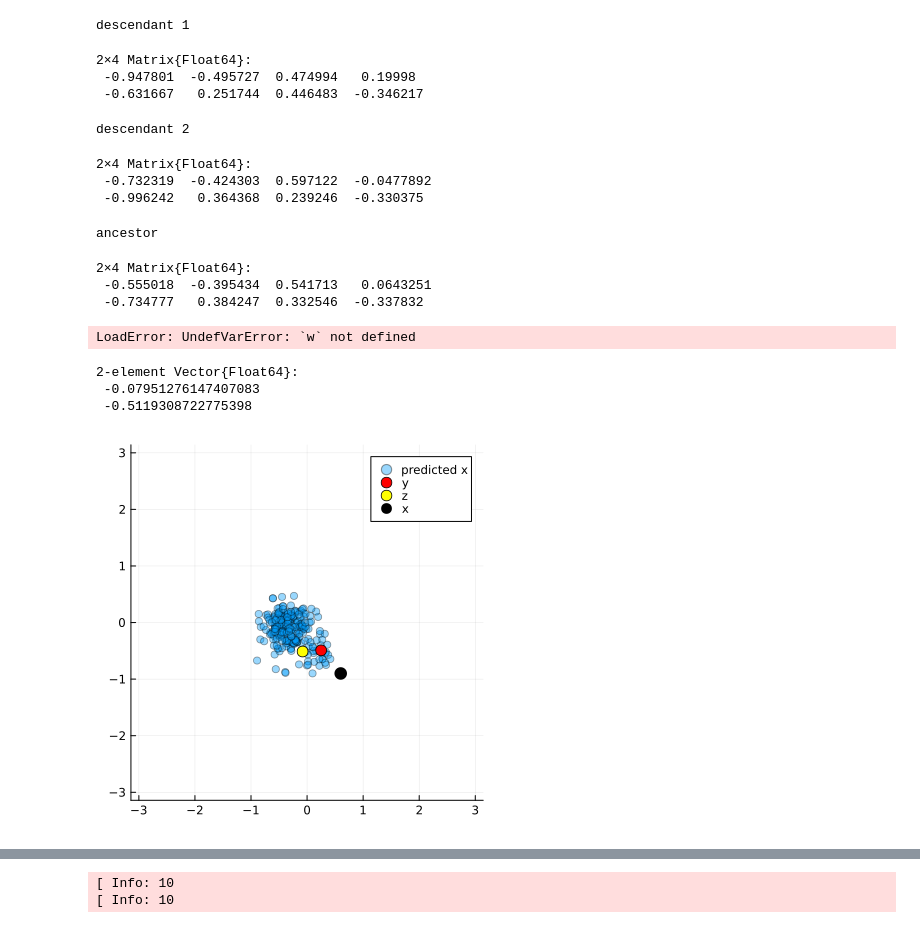
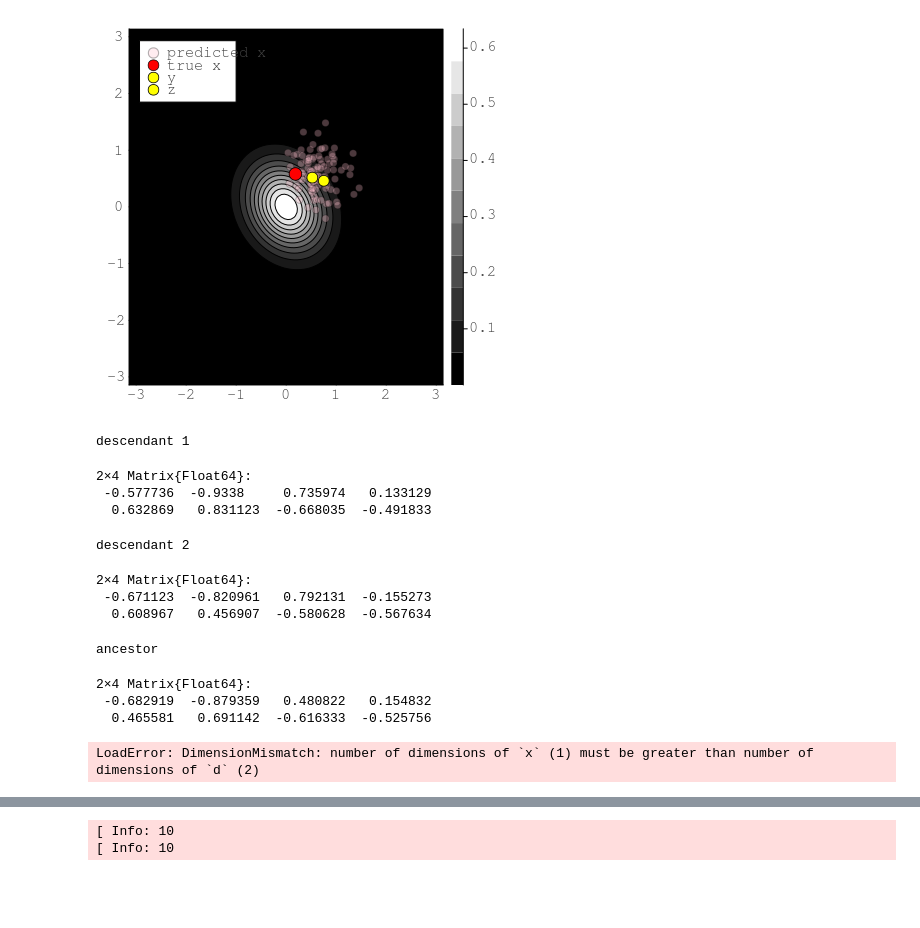
Before and after one commit to FhizZx/TorusEvol, a Jupyter notebook: Bisection.ipynb, the cells around one changed output, grey strips where cells are left out. Saved outputs shown, nothing was run; the diff lists cells and outputs as text; code cells hidden in the pictures; blank space fills up the shorter version.

Commit message:
bisection

```diff
--- a/Bisection.ipynb
+++ b/Bisection.ipynb
@@ -66,0 +34,14 @@ mean_x = reshape([mean(get(chn, :x).x[i]) for i ∈ 1:(2*n)], 2, :)
+# %%
+p = WrappedDiffusion(0.0, 0.0, 0.7, 0.7, 1.0, 1.0, 0.2)
+t = 0.2
+n = 100
+x = rand(statdist(p), n)
+x .= rand(statdist(p))
+
+y = rand(transdist(p, t, x[:, 1]), n)
+y .= rand(transdist(p, t, x[:, 1]))
+z = rand(transdist(p, t, x[:, 1]), n)
+z .= rand(transdist(p, t, x[:, 1]))
+display(x[:, 1])
+display(z[:, 1])
+display(y[:, 1])
@@ -67,3 +58,17 @@ mean_x = reshape([mean(get(chn, :x).x[i]) for i ∈ 1:(2*n)], 2, :)
+# %%
+model = bisection_sampler_vec(p, [y, z], t)
+mhs = MH(:x => v -> WrappedNormal.(v, Ref(I)))
+hmc = HMC(0.05, 10, :x)
+chn = sample(model, mhs, 100)
+mean_x = reshape([mean(get(chn, :x).x[i]) for i ∈ 1:(2*n)], 2, :)
+
+plt = contourf(grid, grid, f, xlims=(-π, π), ylims=(-π, π), fontfamily="JuliaMono", size=(400,400), levels=10, fill=false, label="stationary distribution", color=:bone)
+scatter!(plt, mean_x[1,:], mean_x[2,:], label="predicted x", alpha=0.3, mc="pink")
+scatter!(plt, [x[1]], [x[2]], mc="red", label="true x", ms=7)
+scatter!(plt, [y[1]], [y[2]], mc="yellow", label="y", ms=6)
+scatter!(plt, [z[1]], [z[2]], mc="yellow", label="z", ms=6)
+# %% [output]
+[figure, added]
 # %%
 p = WrappedDiffusion(0.0, 0.0, 0.7, 0.7, 1.0, 1.0, 0.2)
 t = 0.1
@@ -83,8 +88,8 @@ display(x)
 
 num_samples = 1000
 burn_in = 500
-model = bisection_sampler_vec(p, [y, z, w], t)
-chn = sample(model, HMC(0.02, 10, :x), 10)
+model = bisection_sampler_vec(p, [y, z], t)
+chn = sample(model, mhs, 10)
 print("random predicted ancestor sample")
 pred_x = reshape([get(chn, :x).x[i][end] for i ∈ 1:(2*n)], 2, :)
 display(pred_x)
@@ -95,37 +100,25 @@ mean_x = reshape([mean(get(chn, :x).x[i]) for i ∈ 1:(2*n)], 2, :)
 # %% [output]
 descendant 1
 2×4 Matrix{Float64}:
- -0.947801  -0.495727  0.474994   0.19998
- -0.631667   0.251744  0.446483  -0.346217
+ -0.577736  -0.9338     0.735974   0.133129
+  0.632869   0.831123  -0.668035  -0.491833
 descendant 2
 2×4 Matrix{Float64}:
- -0.732319  -0.424303  0.597122  -0.0477892
- -0.996242   0.364368  0.239246  -0.330375
+ -0.671123  -0.820961   0.792131  -0.155273
+  0.608967   0.456907  -0.580628  -0.567634
 ancestor
 2×4 Matrix{Float64}:
- -0.555018  -0.395434  0.541713   0.0643251
- -0.734777   0.384247  0.332546  -0.337832
+ -0.682919  -0.879359   0.480822   0.154832
+  0.465581   0.691142  -0.616333  -0.525756
-LoadError: UndefVarError: `w` not defined
+LoadError: DimensionMismatch: number of dimensions of `x` (1) must be greater than number of dimensions of `d` (2)
 # %%
 # continuous!!
 
 num=10
-p = WrappedDiffusion(-3.0, 3.0, 0.7, 0.7, 1.0, 1.0, 0.2)
-x = [0.6, -0.9]
-t = 0.3
+p = jumping(WrappedDiffusion(2.0, 1.0, 0.7, 0.7, 0.1, 0.1, 0.05), 0.1)
+x = [-2.0, -1.0]
+t = 1.0
 y = rand(transdist(p, t, x))
 z = rand(transdist(p, t, x))
+grid = range(-pi, pi, length=100)
+f(x,y) = pdf(statdist(p), [x,y]);
-# %% [output]
-2-element Vector{Float64}:
- -0.07951276147407083
- -0.5119308722775398
-# %%
-model = bisection_sampler(p, y, z, t)
-ch = sample(model, HMC(0.06, 10, :x), 300)
-plot(ch, fontfamily="JuliaMono")
-pl = scatter(get(ch, :x).x[1][50:300], get(ch, :x).x[2][50:300], xlims=(-π, π), ylims=(-π, π), label="predicted x", alpha=0.4, size=(400,400))
-scatter!(pl, [y[1]], [y[2]], mc="red", label="y", ms=6)
-scatter!(pl, [z[1]], [z[2]], mc="yellow", label="z", ms=6)
-scatter!(pl, [x[1]], [x[2]], mc="black", label="x", ms=7)
-# %% [output]
-[figure, removed]
```
Also changed, not shown: parts of 5 cells of this notebook, 3 other files.
